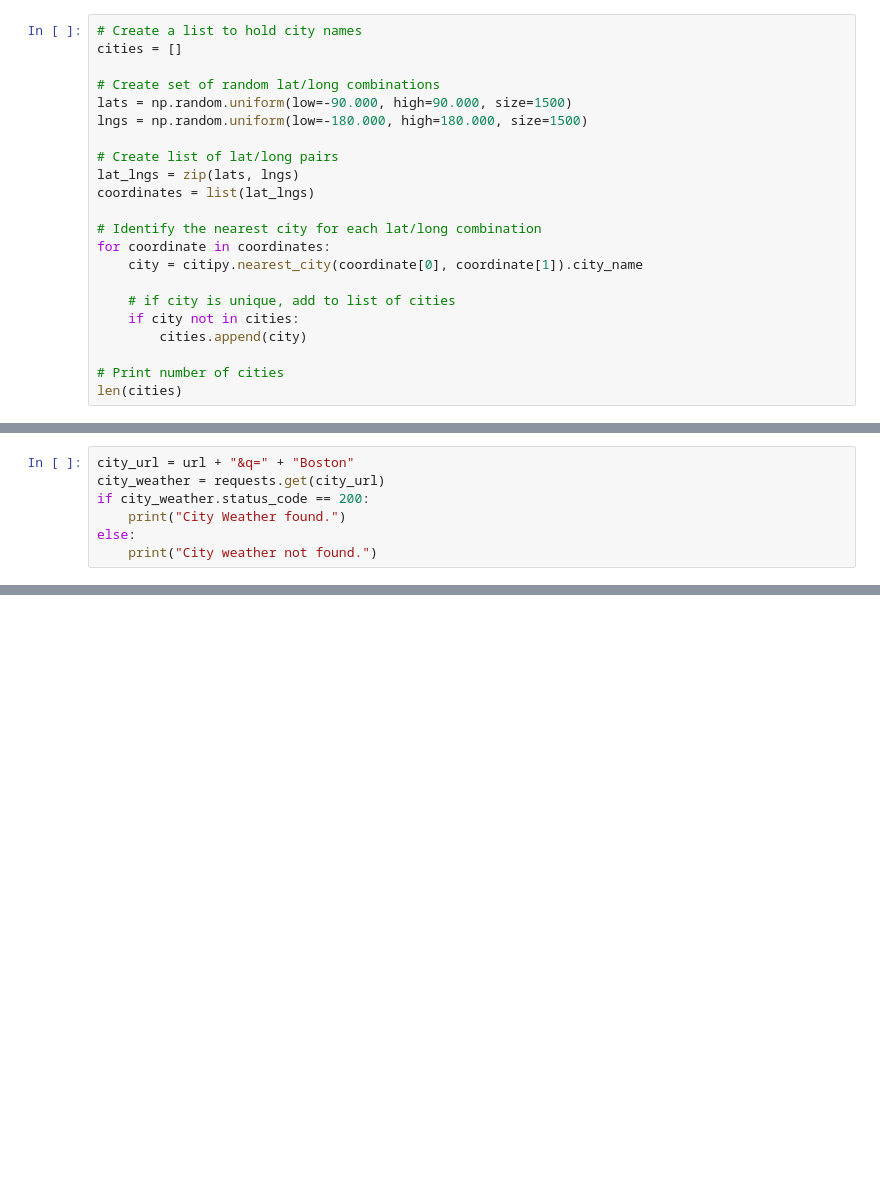
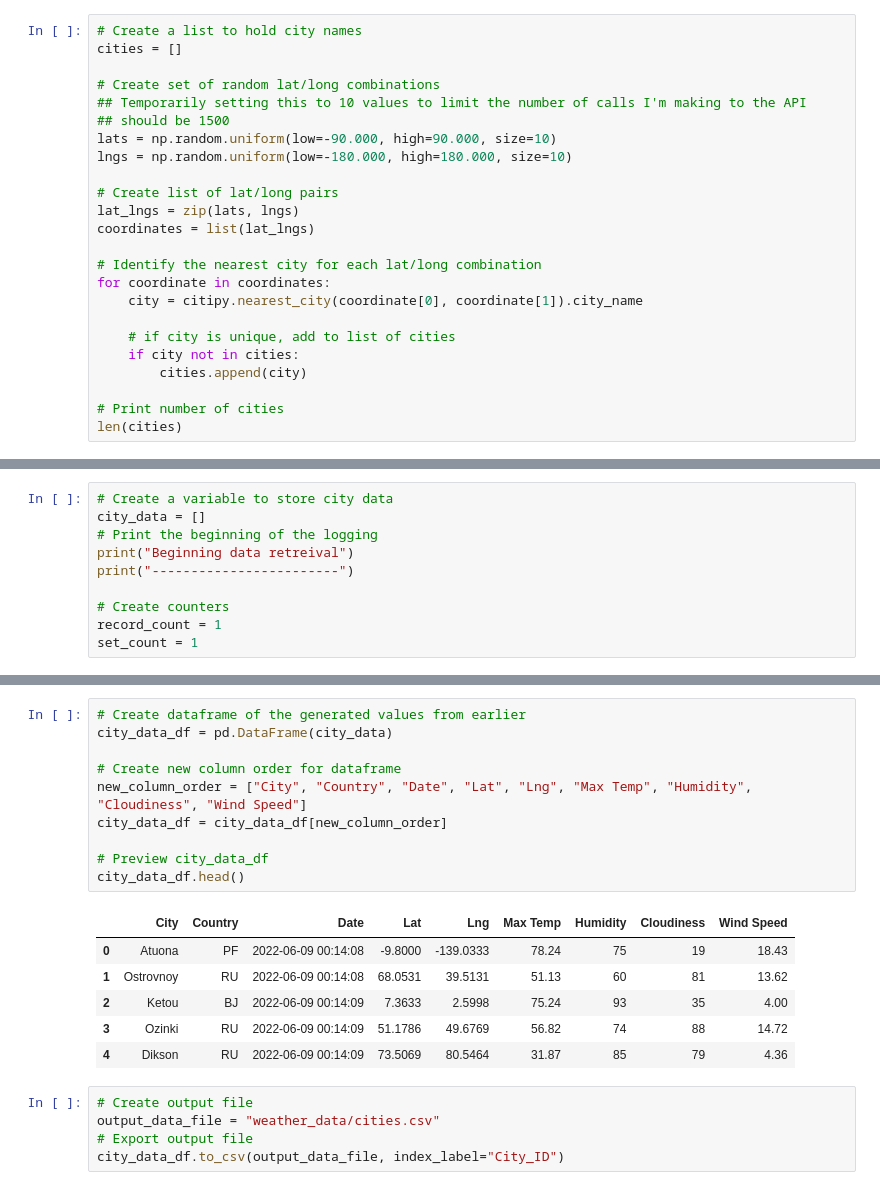
Before and after one commit to da-isaac/world-weather-analysis, a Jupyter notebook: WeatherPy.ipynb, the cells around one changed output, grey strips where cells are left out. Cells and saved outputs as stored; diff of their text form; blank space fills up the shorter version.

```diff
--- a/WeatherPy.ipynb
+++ b/WeatherPy.ipynb
@@ -9,8 +11,10 @@ from config import weather_api_key
 cities = []
 
 # Create set of random lat/long combinations
-lats = np.random.uniform(low=-90.000, high=90.000, size=1500)
-lngs = np.random.uniform(low=-180.000, high=180.000, size=1500)
+## Temporarily setting this to 10 values to limit the number of calls I'm making to the API
+## should be 1500
+lats = np.random.uniform(low=-90.000, high=90.000, size=10)
+lngs = np.random.uniform(low=-180.000, high=180.000, size=10)
 
 # Create list of lat/long pairs
 lat_lngs = zip(lats, lngs)
@@ -33,7 +34,0 @@ url = "http://api.openweathermap.org/data/2.5/weather?units=Imperial&APPID=" + w
-# %%
-city_url = url + "&q=" + "Boston"
-city_weather = requests.get(city_url)
-if city_weather.status_code == 200:
-    print("City Weather found.")
-else:
-    print("City weather not found.")
@@ -58,0 +39,10 @@ datetime.utcfromtimestamp(date)
+# %%
+# Create a variable to store city data
+city_data = []
+# Print the beginning of the logging
+print("Beginning data retreival")
+print("------------------------")
+
+# Create counters
+record_count = 1
+set_count = 1
@@ -58,0 +141,22 @@ datetime.utcfromtimestamp(date)
+# %%
+# Create dataframe of the generated values from earlier
+city_data_df = pd.DataFrame(city_data)
+
+# Create new column order for dataframe
+new_column_order = ["City", "Country", "Date", "Lat", "Lng", "Max Temp", "Humidity", "Cloudiness", "Wind Speed"]
+city_data_df = city_data_df[new_column_order]
+
+# Preview city_data_df
+city_data_df.head()
+# %% [output]
+|  | City | Country | Date | Lat | Lng | Max Temp | Humidity | Cloudiness | Wind Speed |
+| 0 | Atuona | PF | 2022-06-09 00:14:08 | -9.8000 | -139.0333 | 78.24 | 75 | 19 | 18.43 |
+| 1 | Ostrovnoy | RU | 2022-06-09 00:14:08 | 68.0531 | 39.5131 | 51.13 | 60 | 81 | 13.62 |
+| 2 | Ketou | BJ | 2022-06-09 00:14:09 | 7.3633 | 2.5998 | 75.24 | 93 | 35 | 4.00 |
+| 3 | Ozinki | RU | 2022-06-09 00:14:09 | 51.1786 | 49.6769 | 56.82 | 74 | 88 | 14.72 |
+| 4 | Dikson | RU | 2022-06-09 00:14:09 | 73.5069 | 80.5464 | 31.87 | 85 | 79 | 4.36 |
+# %%
+# Create output file
+output_data_file = "weather_data/cities.csv"
+# Export output file
+city_data_df.to_csv(output_data_file, index_label="City_ID")
```
Also changed, not shown: parts of 16 cells of this notebook.
